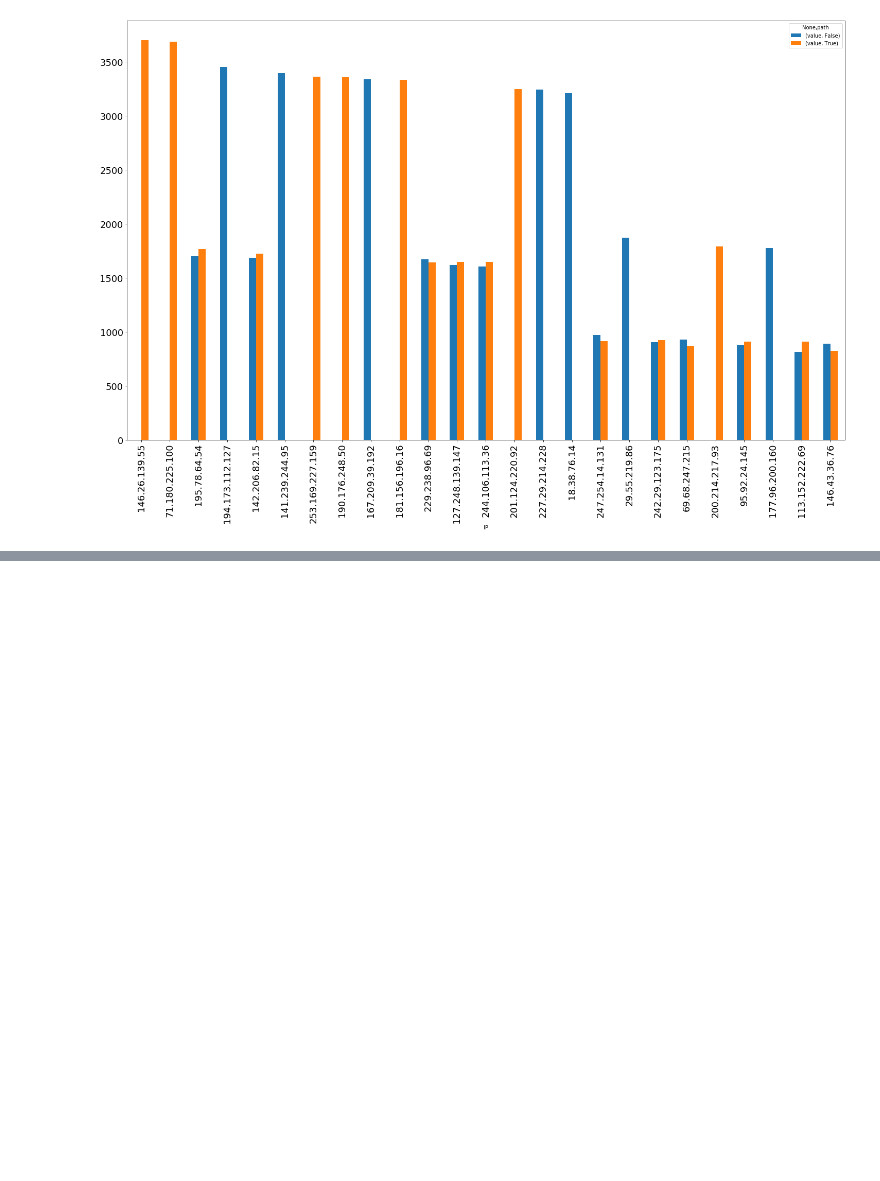
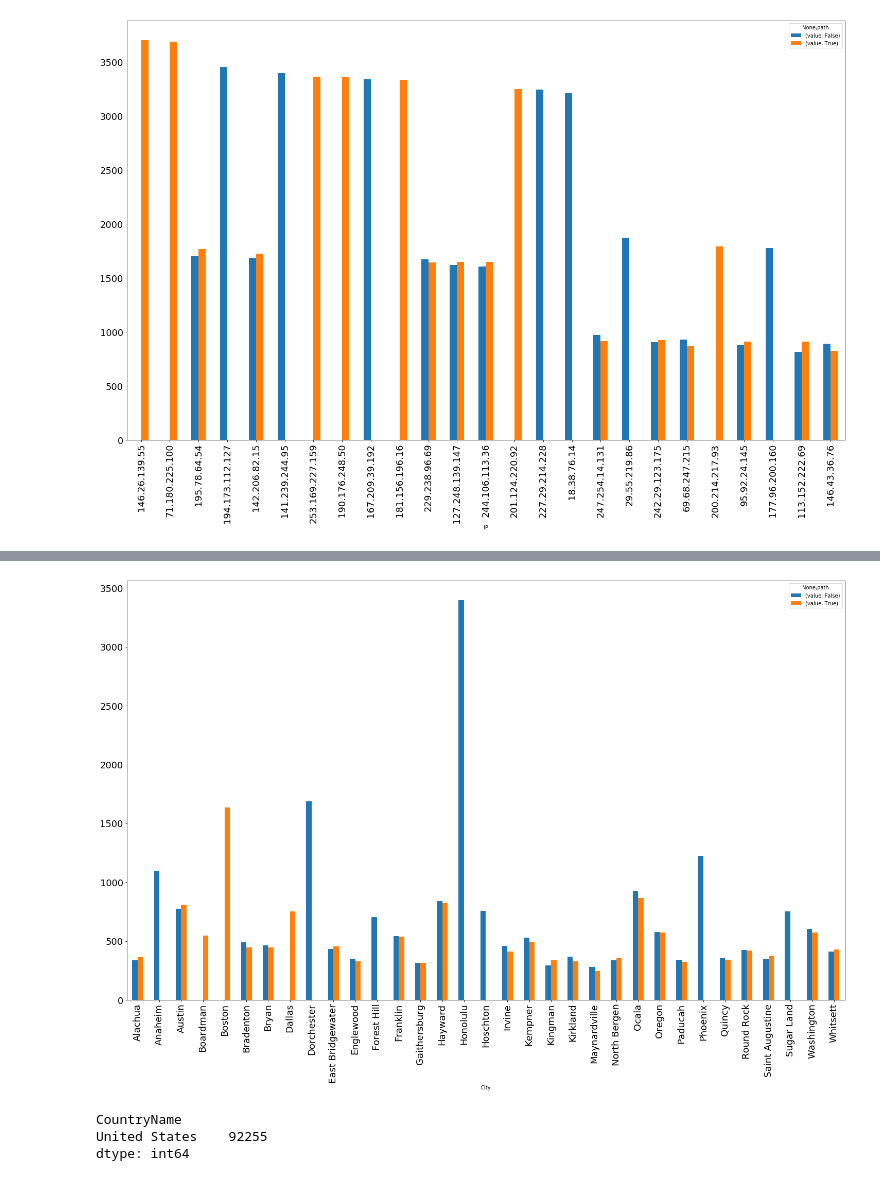
Before and after one commit to msilin/dogcat, a Jupyter notebook: Notebook_hk.ipynb, the cells around one changed output, grey strips where cells are left out. Saved outputs shown, nothing was run; the diff lists cells and outputs as text; code cells hidden in the pictures; blank space fills up the shorter version.

```diff
--- a/Notebook_hk.ipynb
+++ b/Notebook_hk.ipynb
@@ -138,0 +143,22 @@ NameError: name 'pd' is not defined
+# %%
+df6 = pd.read_csv("DF_cities.csv")
+us = df6[(df6.CountryCode == 'US') & (df6.City.notnull())]
+us_cities = us.groupby(['City', us.path.str.contains('puppy')]).size()
+us_cities_pref = us_cities.reset_index(name='value').pivot(index='City', columns='path')
+graph_us_cities = us_cities_pref.plot.bar(figsize=(25,15),fontsize=18)
+graph_us_cities.get_figure().savefig('us_cities_pref.png')
+# %% [output]
+[figure, added]
+# %%
+df7 = pd.read_csv("DF_cities.csv")
+us = df7[(df7.CountryCode == 'US')]
+
+df7[(df7.CountryCode == 'US') & (df7.City.isnull())].groupby(['CountryName']).size()
+# us_cities = us.groupby(['City', us.path.str.contains('puppy')]).size()
+# us_cities_pref = us_cities.reset_index(name='value').pivot(index='City', columns='path')
+# graph_us_cities = us_cities_pref.plot.bar(figsize=(25,15),fontsize=18)
+# graph_us_cities.get_figure().savefig('us_cities_pref.png')
+# %% [output]
+CountryName
+United States    92255
+dtype: int64
```
Also changed, not shown: parts of 8 cells of this notebook.
